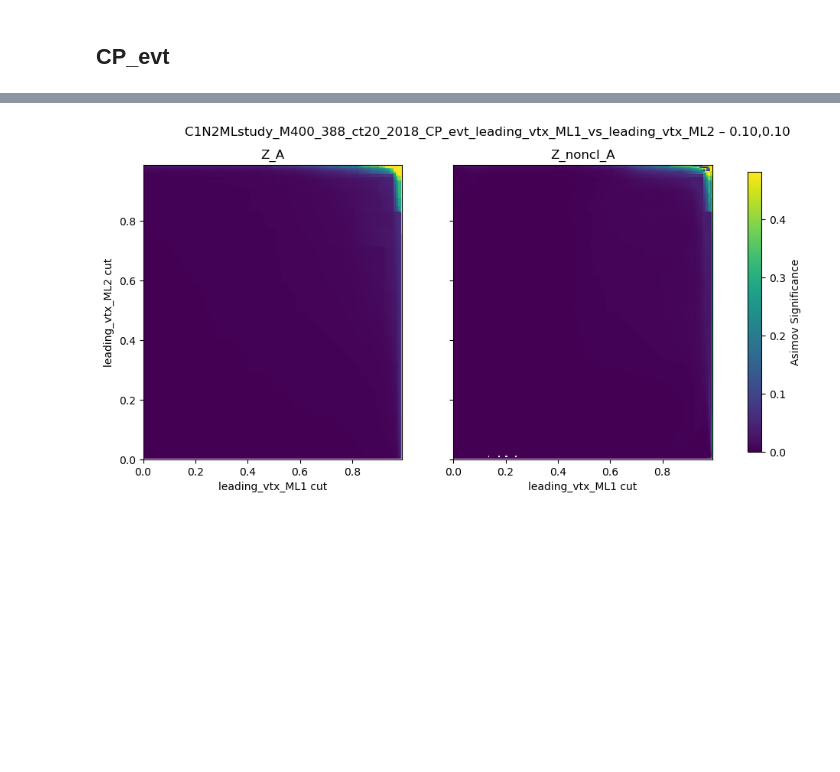
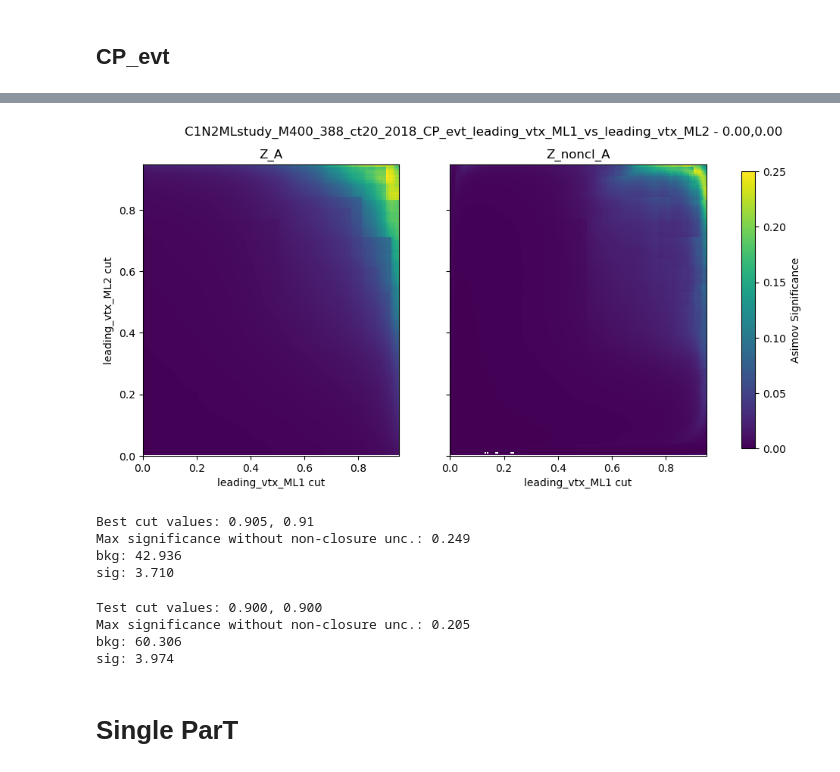
Before and after one commit to HephyAnalysisSW/SoftDisplacedVertices, a Jupyter notebook: Plotter/testK/notebooks/significance/plot_gridsearch_disco.ipynb, the cells around one changed output, grey strips where cells are left out. Cells and saved outputs as stored; diff of their text form; code cells hidden in the pictures; blank space fills up the shorter version.

```diff
--- a/Plotter/testK/notebooks/significance/plot_gridsearch_disco.ipynb
+++ b/Plotter/testK/notebooks/significance/plot_gridsearch_disco.ipynb
@@ -66,7 +132,7 @@ sig_tag = SAMPLE
 def plot_pair(Z_noncl_minus, Z_noncl, Z_noncl_plus, suptitle):
     # Common contour levels
     # base_levels = [-0.30, 0.30]
-    base_levels = [0.30]
+    base_levels = [0.30, 0.50]
     global_max = np.nanmax([
         np.nanmax(Z_noncl_minus.values),
         np.nanmax(Z_noncl.values),
@@ -247,8 +315,8 @@ for key, sub in table.items():
 # %% [markdown]
 ### Significance
 # %%
-HISTDIR = Path('/scratch-cbe/users/alikaan.gueven/AN_plots/ParT_hists/vtx_PART_859_epoch_87_test3/tables')
-SAMPLE = 'C1N2MLstudy_M400_388_ct0p2_2018_all_evt_leading_vtx_ML1_vs_leading_vtx_ML2'
+HISTDIR = Path('/scratch-cbe/users/alikaan.gueven/AN_plots/ParT_hists/vtx_PART_931_epoch_397_test1/tables')
+SAMPLE = 'C1N2MLstudy_M400_388_ct20_2018_SP1_evt_leading_vtx_ML1_vs_leading_vtx_ML2'
 # SAMPLE = 'stop_M600_588_ct20_2018'
 TABLE = 'gridsearch_disco.pkl'
 
@@ -283,8 +351,8 @@ def plot_pair(Z_left, Z_right, sig_tag):
         cont0 = ax.contour(Z_left.index, Z_left.columns, Z_left.T,
                            levels=levels, colors="white", linewidths=1.0, linestyles="solid")
         ax.clabel(cont0, fontsize="smaller")
-    ax.set_xlim(0.9, Z_left.index.max())
-    ax.set_ylim(0.9, Z_left.columns.max())
+    ax.set_xlim(0.0, Z_left.index.max())
+    ax.set_ylim(0.0, Z_left.columns.max())
     ax.set_xlabel("leading_vtx_ML1 cut")
     ax.set_ylabel("leading_vtx_ML2 cut")
 
@@ -299,8 +367,8 @@ def plot_pair(Z_left, Z_right, sig_tag):
         cont1 = ax.contour(Z_right.index, Z_right.columns, Z_right.T,
                            levels=levels, colors="white", linewidths=1.0, linestyles="solid")
         ax.clabel(cont1, fontsize="smaller")
-    ax.set_xlim(0.9, Z_right.index.max())
-    ax.set_ylim(0.9, Z_right.columns.max())
+    ax.set_xlim(0.0, Z_right.index.max())
+    ax.set_ylim(0.0, Z_right.columns.max())
     ax.set_xlabel("leading_vtx_ML1 cut")
 
     # Shared colorbar
@@ -326,8 +391,8 @@ for key, sub in table.items():
 # %% [markdown]
 ### C1N2
 # %%
-HISTDIR = Path('/scratch-cbe/users/alikaan.gueven/AN_plots/ParT_hists/vtx_PART_859_epoch_87_test3/tables')
-SAMPLE = 'C1N2MLstudy_M400_388_ct20_2018'
+HISTDIR = Path('/scratch-cbe/users/alikaan.gueven/AN_plots/ParT_hists/vtx_PART_931_epoch_397_test1/tables')
+SAMPLE = 'C1N2MLstudy_M400_388_ct20_2018_SP2_evt_leading_vtx_ML1_vs_leading_vtx_ML2'
 # SAMPLE = 'stop_M600_588_ct20_2018'
 TABLE = 'gridsearch_disco.pkl'
 
@@ -826,7 +883,7 @@ def plot_pair(Z_left, Z_right, sig_tag):
 
     # Consistent color scale across both plots
     vmin = 0 # np.nanmin([np.nanmin(Z_left.values), np.nanmin(Z_right.values)])
-    vmax = global_max# 0.1# global_max
+    vmax = 0.25 # global_max# 0.1# global_max
 
     fig, axes = plt.subplots(1, 2, figsize=(12, 5), sharey=True)
     fig.suptitle(sig_tag)
@@ -842,42 +899,66 @@ def plot_pair(Z_left, Z_right, sig_tag):
         cont0 = ax.contour(Z_left.index, Z_left.columns, Z_left.T,
                            levels=levels, colors="white", linewidths=1.0, linestyles="solid")
         ax.clabel(cont0, fontsize="smaller")
-    ax.set_xlim(0.0, 0.99) # Z_left.index.max())
-    ax.set_ylim(0.0, 0.99) # Z_left.columns.max())
+    ax.set_xlim(0.0, 0.95) # Z_left.index.max())
+    ax.set_ylim(0.0, 0.95) # Z_left.columns.max())
     ax.set_xlabel("leading_vtx_ML1 cut")
     ax.set_ylabel("leading_vtx_ML2 cut")
 
     # --- Right ---
     ax = axes[1]
     ax.set_title('Z_noncl_A')
     pcm1 = ax.pcolormesh(
         Z_right.index, Z_right.columns, Z_right.T,
         cmap="viridis", vmin=vmin, vmax=vmax, shading="auto"
     )
     if levels:
         cont1 = ax.contour(Z_right.index, Z_right.columns, Z_right.T,
                            levels=levels, colors="white", linewidths=1.0, linestyles="solid")
         ax.clabel(cont1, fontsize="smaller")
-    ax.set_xlim(0.0, 0.99) # Z_right.index.max())
-    ax.set_ylim(0.0, 0.99) # Z_right.columns.max())
+    ax.set_xlim(0.0, 0.95) # Z_right.index.max())
+    ax.set_ylim(0.0, 0.95) # Z_right.columns.max())
     ax.set_xlabel("leading_vtx_ML1 cut")
 
     # Shared colorbar
     cbar = fig.colorbar(pcm1, ax=axes.ravel().tolist(), shrink=0.95)
     cbar.ax.set_ylabel(r"Asimov Significance")
 
     # plt.tight_layout()
     plt.show()
 
 
 # --- Loop over your dictionary of tables ---
 
 sub = {}
 sub['Z_A'] = table['0.00,0.00']['Z_A']
 sub['Z_noncl_A'] = table['0.00,0.00']['Z_noncl_A']
 noncl        = sub['Z_A']
 noncl_plus1s = sub['Z_noncl_A']
 
-plot_pair(noncl, noncl_plus1s, sig_tag=f"{sig_tag} – {key}")
+plot_pair(noncl, noncl_plus1s, sig_tag=f"{sig_tag} - 0.00,0.00")
 # %% [output]
-[figure, old version]
+[figure, new version]
+# %%
+x_max, y_max = table['0.00,0.00']['Z_A'].loc[:0.95,:0.95].stack().idxmax()
+print(f'Best cut values: {x_max}, {y_max}')
+print('Max significance without non-closure unc.:', f"{table['0.00,0.00']['Z_A'].loc[x_max, y_max]:.3f}")
+print(f"bkg: {table['0.00,0.00']['bkg_NA'].loc[x_max, y_max]:.3f}")
+print(f"sig: {table['0.00,0.00']['sig_NA'].loc[x_max, y_max]:.3f}")
+# %% [output]
+Best cut values: 0.905, 0.91
+Max significance without non-closure unc.: 0.249
+bkg: 42.936
+sig: 3.710
+# %%
+x, y = 0.90, 0.90
+print(f'Test cut values: {x:.3f}, {y:.3f}')
+print('Max significance without non-closure unc.:', f"{table['0.00,0.00']['Z_A'].loc[x, y]:.3f}")
+print(f"bkg: {table['0.00,0.00']['bkg_NA'].loc[x, y]:.3f}")
+print(f"sig: {table['0.00,0.00']['sig_NA'].loc[x, y]:.3f}")
+# %% [output]
+Test cut values: 0.900, 0.900
+Max significance without non-closure unc.: 0.205
+bkg: 60.306
+sig: 3.974
+# %% [markdown]
+# Single ParT
```
Also changed, not shown: parts of 37 cells of this notebook, 45 other files.
